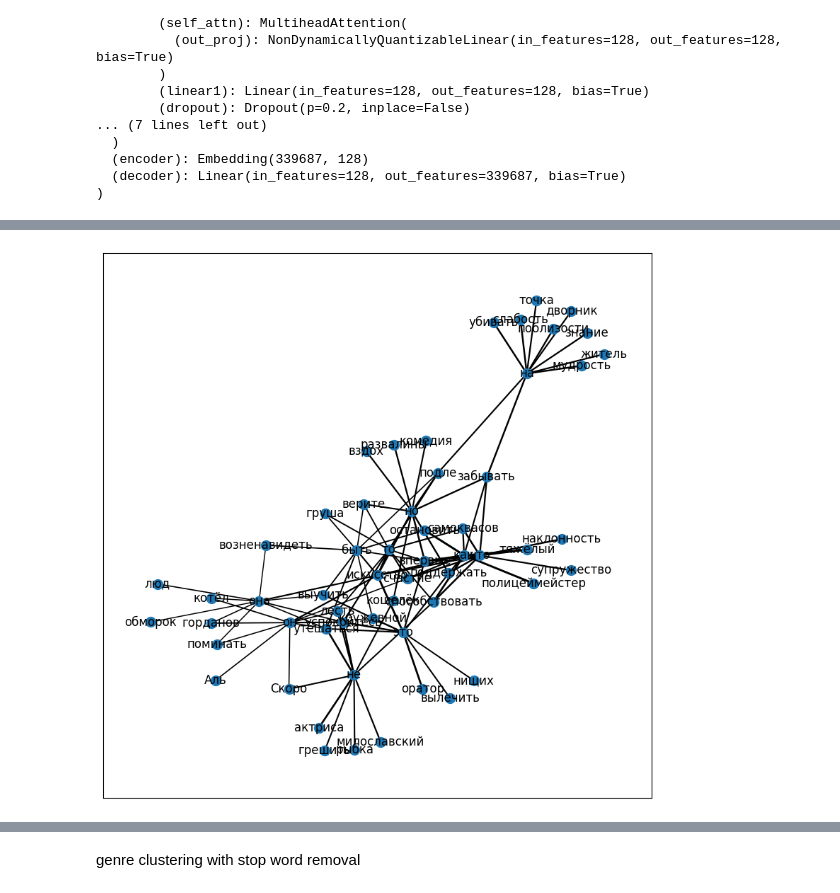
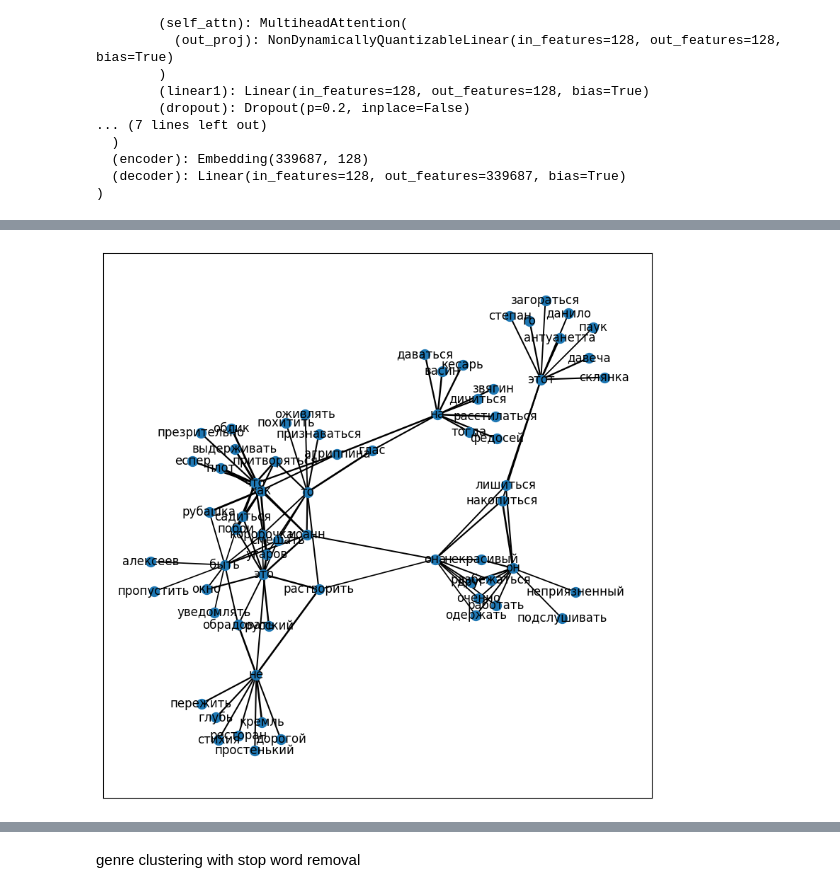
Before and after one commit to imusaeva99/literary_genre_identifier, a Jupyter notebook: notebooks/transformer.ipynb, the cells around one changed output, grey strips where cells are left out. Saved outputs shown, nothing was run; the diff lists cells and outputs as text; code cells hidden in the pictures.

```diff
--- a/notebooks/transformer.ipynb
+++ b/notebooks/transformer.ipynb
@@ -363,9 +356,9 @@ nx.draw_networkx(subgraph, node_size=100, width=weights/4)
+# %%
+graphs, text_len = build_graphs(texts_)
 # %%
 plt.figure(figsize=(10, 10))
-graph = nx.Graph(graphs[1500])
-cc_nodes = list(nx.connected_components(graph))[0]
-subgraph = graph.subgraph(cc_nodes)
-weights = np.array(list(nx.get_edge_attributes(subgraph, 'weight').values()))
-nx.draw_networkx(subgraph, node_size=100, width=weights/4)
+graph = nx.Graph(graphs[1450])
+weights = np.array(list(nx.get_edge_attributes(graph, 'weight').values()))
+nx.draw_networkx(graph, node_size=100, width=weights/4)
 # %% [output]
-[figure, old version]
+[figure, new version]
```
Also changed, not shown: parts of 37 cells of this notebook, 1 other file.
